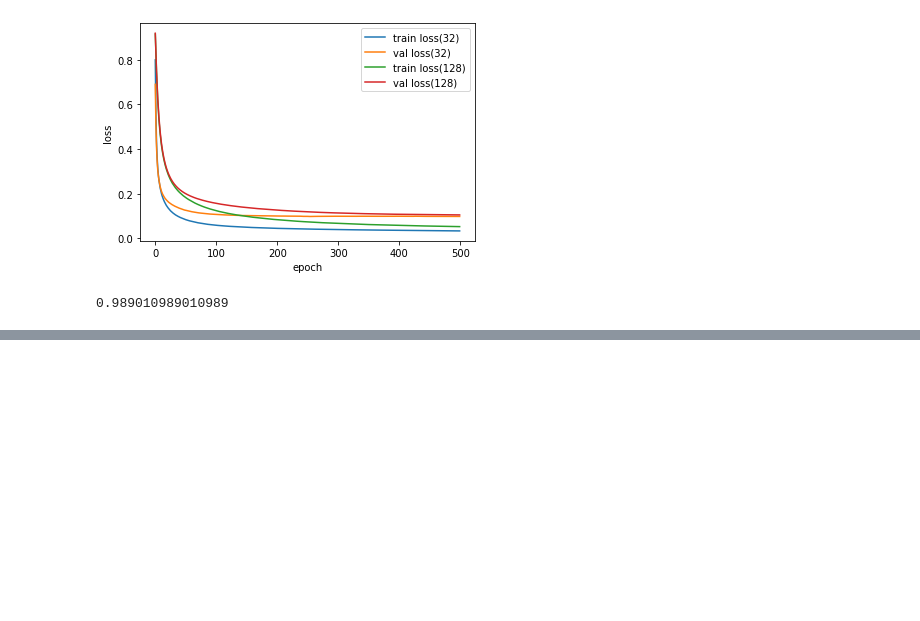
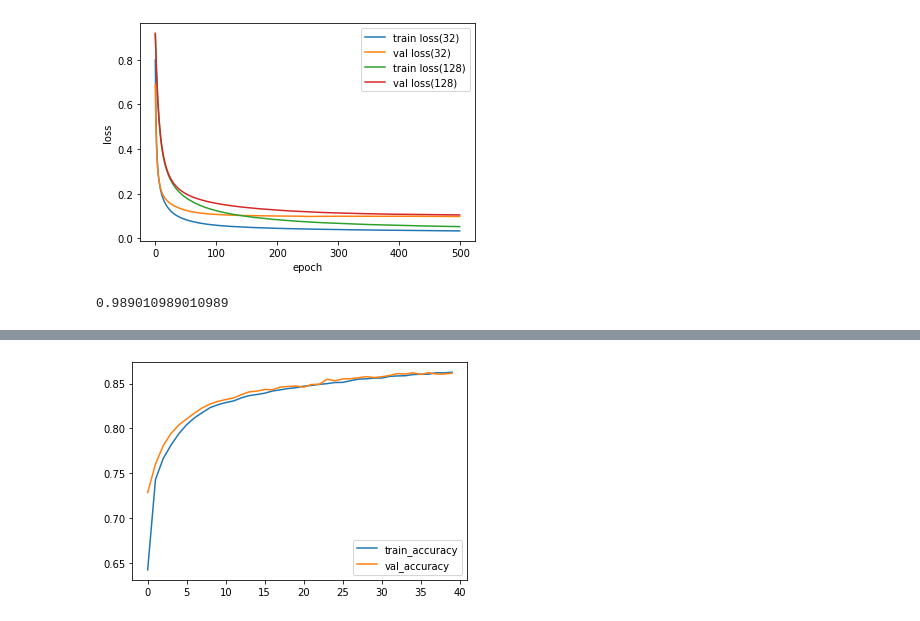
Before and after one commit to kgg6008/TIL, a Jupyter notebook: Introduction to deep learning to learn while coding honestly/multi layer neural network.ipynb, the cells around one changed output, grey strips where cells are left out. Saved outputs shown, nothing was run; the diff lists cells and outputs as text; code cells hidden in the pictures; blank space fills up the shorter version.

```diff
--- a/Introduction to deep learning to learn while coding honestly/multi layer neural network.ipynb
+++ b/Introduction to deep learning to learn while coding honestly/multi layer neural network.ipynb
@@ -304,0 +574,7 @@ mlp.score(x_val_scaled, y_val)
+# %%
+plt.plot(history.history['accuracy'])
+plt.plot(history.history['val_accuracy'])
+plt.legend(['train_accuracy', 'val_accuracy'])
+plt.show()
+# %% [output]
+[figure, added]
```
Also changed, not shown: parts of 29 cells of this notebook.
